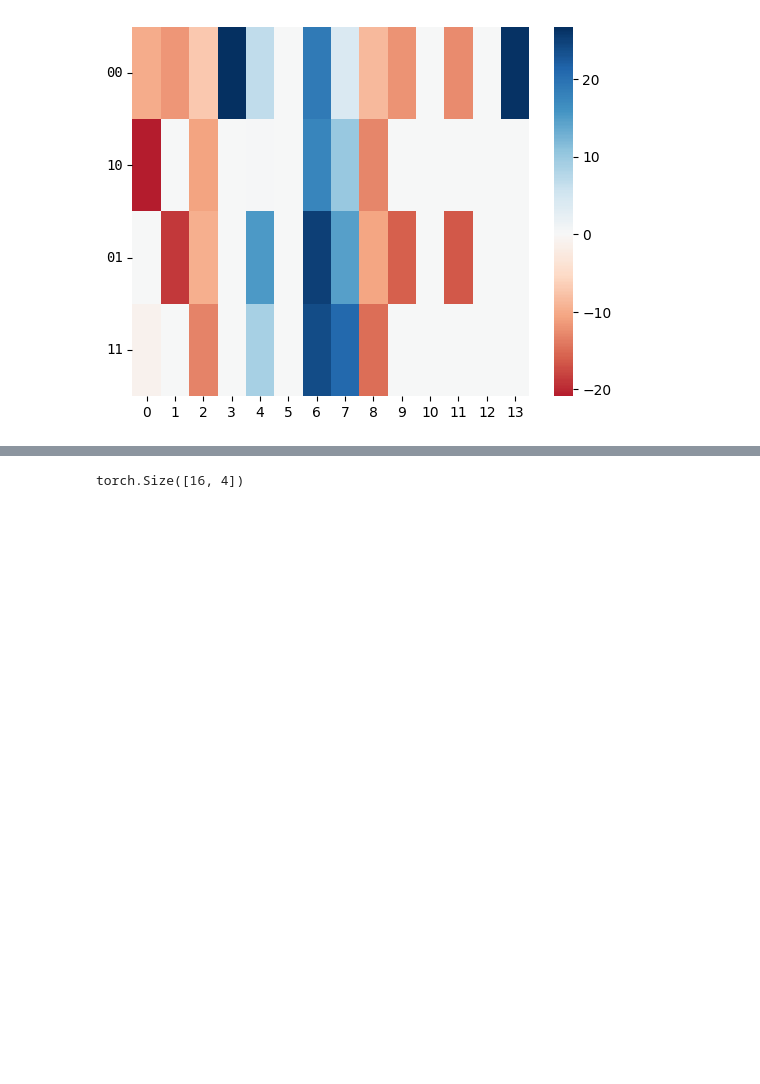
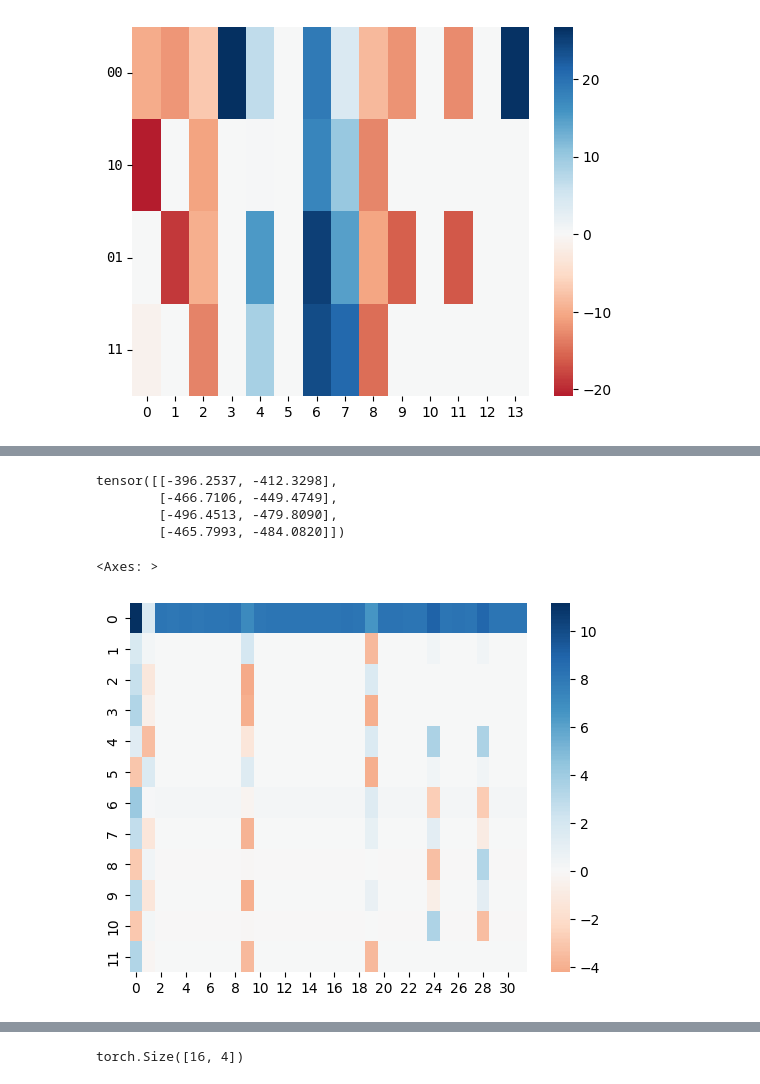
Before and after one commit to jackpeck/spd, a Jupyter notebook: spd/experiments/multitask_sparse_parity/examining_how_mtsp_model_works2.ipynb, the cells around one changed output, grey strips where cells are left out. Drawn from its saved outputs; the diff is of its cells as text; code cells hidden in the pictures; blank space fills up the shorter version.

Commit message:
more working out how mtsp models work. examining_how_mtsp_model_works2.ipynb has finished work on trying to merge together some roughly linear neurons

```diff
--- a/spd/experiments/multitask_sparse_parity/examining_how_mtsp_model_works2.ipynb
+++ b/spd/experiments/multitask_sparse_parity/examining_how_mtsp_model_works2.ipynb
@@ -182,0 +184,11 @@ for task_id in range(2):
+# %%
+almost_linear_neuron_idxs = []
+
+for i in range(model.d_mlp):
+    if (model.l1.weight[i][config.n_control_bits :] >= 0).all() and (
+        model.l1.weight[i][: config.n_control_bits].min()
+        > -model.l1.weight[2][config.n_control_bits :].max()
+    ):
+        almost_linear_neuron_idxs.append(i)
+almost_linear_neuron_idxs = torch.tensor(almost_linear_neuron_idxs)
+almost_linear_neuron_idxs
@@ -182,0 +197,25 @@ for task_id in range(2):
+# %%
+non_linear_neurons_mask = torch.ones((model.d_mlp,)).bool()
+non_linear_neurons_mask[almost_linear_neuron_idxs] = False
+
+merged_d_mlp = model.d_mlp - almost_linear_neuron_idxs.size(0) + 1
+
+l1_weights_with_almost_linear_neurons_merged = torch.zeros(
+    (merged_d_mlp, model.l1.weight.data.size(1))
+)
+# l1_weights_with_almost_linear_neurons_merged[0] = model.l1.weight.data[
+#     almost_linear_neuron_idxs
+# ].sum(0)
+
+l1_weights_with_almost_linear_neurons_merged[0] = model.l1.weight.data[
+    almost_linear_neuron_idxs
+] * l2_synth[almost_linear_neuron_idxs].unsqueeze(1)
+l1_weights_with_almost_linear_neurons_merged[1:] = model.l1.weight.data[non_linear_neurons_mask]
+l2_synth_with_almost_linear_neurons_merged = torch.zeros((merged_d_mlp,))
+l2_synth_with_almost_linear_neurons_merged[0] = l2_synth[almost_linear_neuron_idxs].sum(0)
+# l2_synth_with_almost_linear_neurons_merged[0] = torch.tensor(1)
+
+l2_synth_with_almost_linear_neurons_merged[1:] = l2_synth[non_linear_neurons_mask]
+
+
+working on ^^^^
@@ -182,0 +421,12 @@ for task_id in range(2):
+# %%
+x4
+# %% [output]
+tensor([[-396.2537, -412.3298],
+        [-466.7106, -449.4749],
+        [-496.4513, -479.8090],
+        [-465.7993, -484.0820]])
+# %%
+sns.heatmap(l1_weights_with_almost_linear_neurons_merged, cmap="RdBu", center=0)
+# %% [output]
+<Axes: >
+[figure, added]
```
Also changed, not shown: parts of 57 cells of this notebook, 2 other files.
